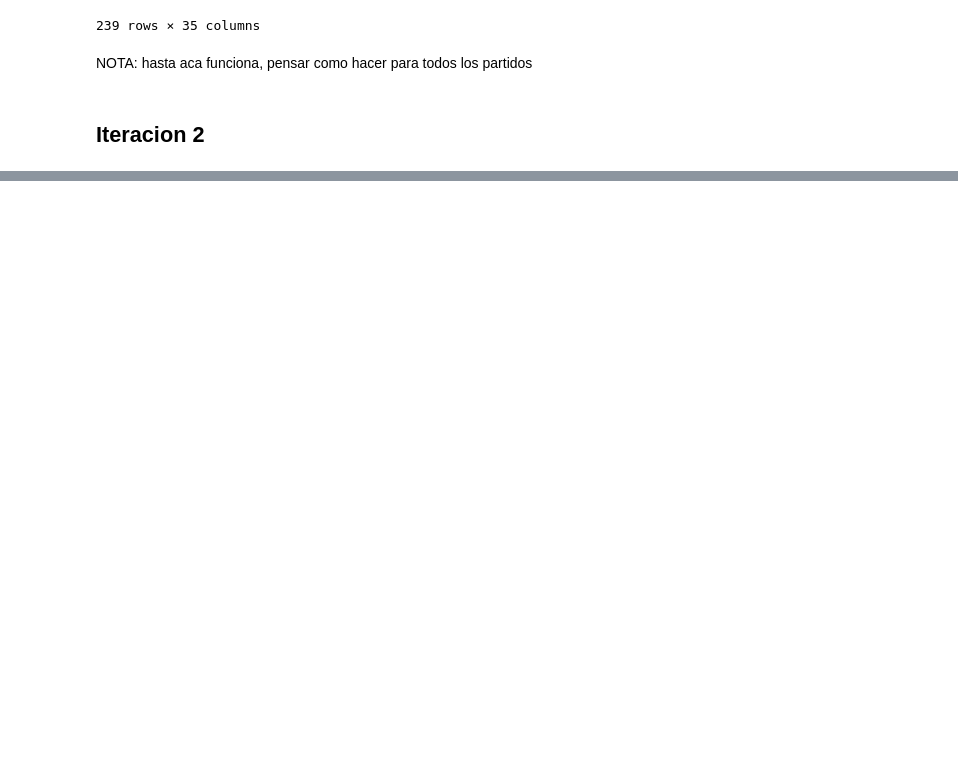
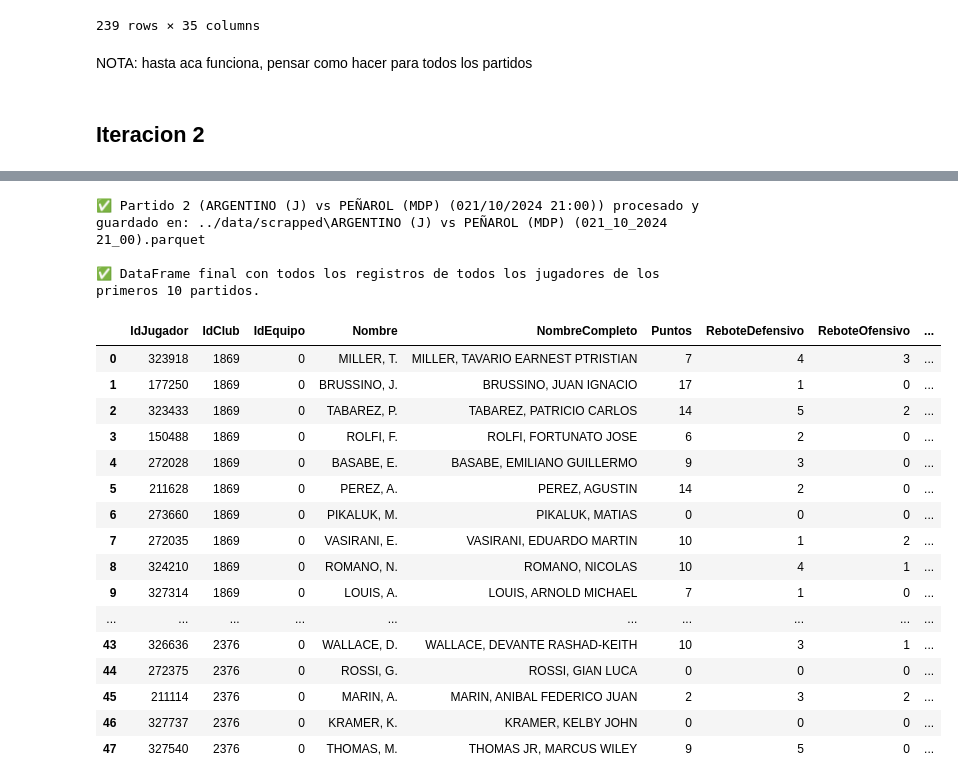
Before and after one commit to RomanLanda11/lnb-web-scraping, a Jupyter notebook: notebook/poc_scrapping.ipynb, the cells around one changed output, grey strips where cells are left out. Cells and saved outputs as stored; diff of their text form; code cells hidden in the pictures; blank space fills up the shorter version.

Commit message:
scrapeo partidos que faltaban

```diff
--- a/notebook/poc_scrapping.ipynb
+++ b/notebook/poc_scrapping.ipynb
@@ -1466,32 +1466,25 @@ def extraer_boxscore_y_pbp(partido_link):
         if driver:
             driver.quit()
 
+def sanitize_filename(filename):
+    """
+    Limpia una cadena de texto para que sea un nombre de archivo válido.
+    """
+    invalid_chars = re.compile(r'[\\/:*?"<>|]')
+    return invalid_chars.sub('_', filename)
+
 # --- PROCESAR LOS PARTIDOS Y GUARDAR INDIVIDUALMENTE ---
 # Asegúrate de que `match_data` esté definido y sea un diccionario con las llaves de los partidos y los links.
-# Por ejemplo: match_data = {'partido_1': {'link_estadisticas': 'http://link1.com'}, ...}
 
 # Crear la carpeta si no existe
 output_dir = "../data/scrapped"
 os.makedirs(output_dir, exist_ok=True)
 llaves_partidos = list(match_data.keys())
 partidos_procesados = 0
+resultados = [] # La lista "resultados" debe estar definida aquí, fuera del bucle.
 
-def sanitize_filename(filename):
-    """
-    Limpia una cadena de texto para que sea un nombre de archivo válido.
-    Reemplaza caracteres no permitidos como :, /, \, etc., con un guion bajo.
-    """
-    # Expresión regular que coincide con caracteres no válidos para nombres de archivo en Windows
-    # y la mayoría de los sistemas.
-    invalid_chars = re.compile(r'[\\/:*?"<>|]')
-    return invalid_chars.sub('_', filename)
 
 for partido_key in tqdm(llaves_partidos, desc="Procesando partidos"):
-    # Comprobar si ya se procesó el partido (opcional, para reanudar)
-    # Por ejemplo, si tienes un archivo de registro
-    # if partido_key in registro_partidos_completados:
-    #   continue
-
     partido_link = match_data[partido_key]["link_estadisticas"]
     df_box_scores, df_acciones_final = extraer_boxscore_y_pbp(partido_link)
 
@@ -1500,7 +1493,6 @@ for partido_key in tqdm(llaves_partidos, desc="Procesando partidos"):
         partidos_procesados += 1
         continue
 
-    # Procesar los datos si la extracción fue exitosa
     player_to_team_map = pd.Series(df_box_scores.equipo.values, index=df_box_scores.NombreCompleto).to_dict()
     df_sorted = df_acciones_final.iloc[::-1].reset_index(drop=True)
 
@@ -1522,13 +1514,9 @@ for partido_key in tqdm(llaves_partidos, desc="Procesando partidos"):
                         df_rebotes_disponibles, df_puntos_q4, df_puntos_clutch]
 
     for df_stat in lista_de_stats:
-        df_stat.rename(columns={'jugador': 'NombreCompleto'}, inplace=True)
-        resultado_final = pd.merge(resultado_final, df_stat, on='NombreCompleto', how='left')
-
-    # for df_stat in lista_de_stats:
-    #     if not df_stat.empty and 'jugador' in df_stat.columns:
-    #         df_stat.rename(columns={'jugador': 'NombreCompleto'}, inplace=True)
-    #         resultado_final = pd.merge(resultado_final, df_stat, on='NombreCompleto', how='left')
+        if not df_stat.empty and 'jugador' in df_stat.columns:
+            df_stat.rename(columns={'jugador': 'NombreCompleto'}, inplace=True)
+            resultado_final = pd.merge(resultado_final, df_stat, on='NombreCompleto', how='left')
 
     cols_a_rellenar = ['plus_minus', 'posesiones_consumidas', 'posesiones_jugadas',
                         'rebote_of_disp', 'rebote_def_disp', 'puntos_q4_y_prorroga', 'puntos_clutch']
@@ -1536,29 +1524,25 @@ for partido_key in tqdm(llaves_partidos, desc="Procesando partidos"):
     for col in cols_a_rellenar:
         if col in resultado_final.columns:
             resultado_final[col] = resultado_final[col].fillna(0).astype(int)
-            resultado_final = calcular_posesiones_individuales(resultado_final)
-            resultado_final['partido_key'] = partido_key
-            resultados.append(resultado_final)
 
-    # for col in cols_a_rellenar:
-    #     if col in resultado_final.columns:
-    #         resultado_final[col] = resultado_final[col].fillna(0).astype(int)
+    # Mueve estas líneas de nuevo aquí, fuera del bucle de rellenado
+    resultado_final = calcular_posesiones_individuales(resultado_final)
+    resultado_final['partido_key'] = partido_key
+    resultados.append(resultado_final) # AHORA la lista se llena correctamente
 
-    # resultado_final = calcular_posesiones_individuales(resultado_final)
-    # resultado_final['partido_key'] = partido_key
-
-    # Limpiar la llave del partido antes de usarla en el nombre del archivo
     clean_partido_key = sanitize_filename(partido_key)
-
-    # Guardar cada DataFrame en un archivo parquet individual
-    nombre_archivo = f"{clean_partido_key}.parquet"
+    nombre_archivo = f"{partidos_procesados}_{clean_partido_key}.parquet"
     ruta_archivo = os.path.join(output_dir, nombre_archivo)
     resultado_final.to_parquet(ruta_archivo, index=False)
 
     print(f"\n✅ Partido {partidos_procesados + 1} ({partido_key}) procesado y guardado en: {ruta_archivo}")
     partidos_procesados += 1
 
-if partidos_procesados > 0:
-    print(f"\n✅ Proceso completado. Se procesaron {partidos_procesados} partidos y se guardaron en la carpeta '{output_dir}'.")
+if resultados:
+    # Esto ahora funcionará porque la lista "resultados" tiene datos
+    df_resultado_final = pd.concat(resultados, ignore_index=True)
+    print("\n✅ DataFrame final con todos los registros de todos los jugadores de los primeros 10 partidos.")
+    # display(df_resultado_final)
 else:
     print("No se pudieron procesar partidos correctamente.")
+# %% [output]
@@ -1564,0 +1550,20 @@ else:
+✅ Partido 2 (ARGENTINO (J) vs PEÑAROL (MDP) (021/10/2024 21:00)) procesado y guardado en: ../data/scrapped\ARGENTINO (J) vs PEÑAROL (MDP) (021_10_2024 21_00).parquet
+
+✅ DataFrame final con todos los registros de todos los jugadores de los primeros 10 partidos.
+|  | IdJugador | IdClub | IdEquipo | Nombre | NombreCompleto | Puntos | ReboteDefensivo | ReboteOfensivo | ... |
+| 0 | 323918 | 1869 | 0 | MILLER, T. | MILLER, TAVARIO EARNEST PTRISTIAN | 7 | 4 | 3 | ... |
+| 1 | 177250 | 1869 | 0 | BRUSSINO, J. | BRUSSINO, JUAN IGNACIO | 17 | 1 | 0 | ... |
+| 2 | 323433 | 1869 | 0 | TABAREZ, P. | TABAREZ, PATRICIO CARLOS | 14 | 5 | 2 | ... |
+| 3 | 150488 | 1869 | 0 | ROLFI, F. | ROLFI, FORTUNATO JOSE | 6 | 2 | 0 | ... |
+| 4 | 272028 | 1869 | 0 | BASABE, E. | BASABE, EMILIANO GUILLERMO | 9 | 3 | 0 | ... |
+| 5 | 211628 | 1869 | 0 | PEREZ, A. | PEREZ, AGUSTIN | 14 | 2 | 0 | ... |
+| 6 | 273660 | 1869 | 0 | PIKALUK, M. | PIKALUK, MATIAS | 0 | 0 | 0 | ... |
+| 7 | 272035 | 1869 | 0 | VASIRANI, E. | VASIRANI, EDUARDO MARTIN | 10 | 1 | 2 | ... |
+| 8 | 324210 | 1869 | 0 | ROMANO, N. | ROMANO, NICOLAS | 10 | 4 | 1 | ... |
+| 9 | 327314 | 1869 | 0 | LOUIS, A. | LOUIS, ARNOLD MICHAEL | 7 | 1 | 0 | ... |
+| ... | ... | ... | ... | ... | ... | ... | ... | ... | ... |
+| 43 | 326636 | 2376 | 0 | WALLACE, D. | WALLACE, DEVANTE RASHAD-KEITH | 10 | 3 | 1 | ... |
+| 44 | 272375 | 2376 | 0 | ROSSI, G. | ROSSI, GIAN LUCA | 0 | 0 | 0 | ... |
+| 45 | 211114 | 2376 | 0 | MARIN, A. | MARIN, ANIBAL FEDERICO JUAN | 2 | 3 | 2 | ... |
+| 46 | 327737 | 2376 | 0 | KRAMER, K. | KRAMER, KELBY JOHN | 0 | 0 | 0 | ... |
+| 47 | 327540 | 2376 | 0 | THOMAS, M. | THOMAS JR, MARCUS WILEY | 9 | 5 | 0 | ... |
```
Also changed, not shown: parts of 5 cells of this notebook, 2 other files.
